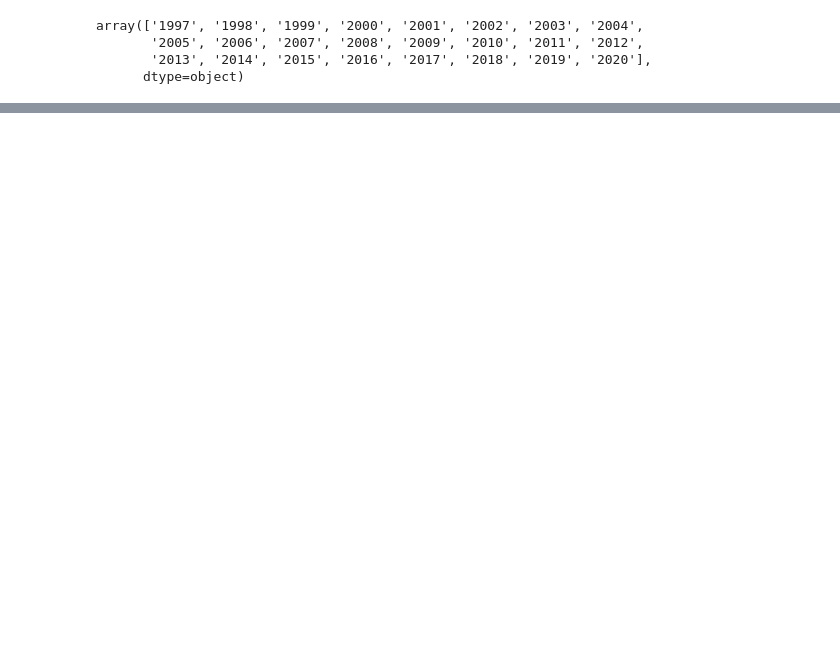
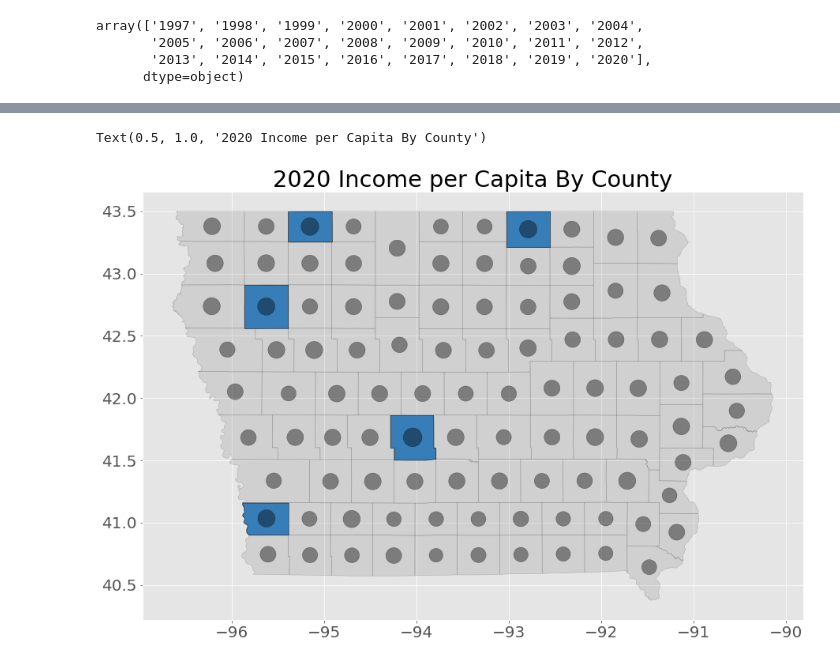
Before and after one commit to flyingcape/Iowa_Liquor_Sales, a Jupyter notebook: Visualizing_Other_County_Variables.ipynb, the cells around one changed output, grey strips where cells are left out. Cells and saved outputs as stored; diff of their text form; code cells hidden in the pictures; blank space fills up the shorter version.

```diff
--- a/Visualizing_Other_County_Variables.ipynb
+++ b/Visualizing_Other_County_Variables.ipynb
@@ -584,0 +435,24 @@ county.sort_values(by = ['County','Year'])
+# %%
+markersize = map_counties_pts['Income_perCapita_2020']/125
+
+fig,ax = plt.subplots(figsize = (15,15))
+
+# County Boundaries
+map_counties.to_crs(epsg=4326).plot(ax = ax, alpha=0.2, color="gray",edgecolor='black')
+
+map_counties[map_counties['County']=='DALLAS'].to_crs(epsg=4326).plot(
+    ax = ax, alpha=1, color="#377eb8",edgecolor='black')
+map_counties[map_counties['County']=='DICKINSON'].to_crs(epsg=4326).plot(
+    ax = ax, alpha=1, color="#377eb8",edgecolor='black')
+map_counties[map_counties['County']=='MITCHELL'].to_crs(epsg=4326).plot(
+    ax = ax, alpha=1, color="#377eb8",edgecolor='black')
+map_counties[map_counties['County']=='CHEROKEE'].to_crs(epsg=4326).plot(
+    ax = ax, alpha=1, color="#377eb8",edgecolor='black')
+map_counties[map_counties['County']=='MILLS'].to_crs(epsg=4326).plot(
+    ax = ax, alpha=1, color="#377eb8",edgecolor='black')
+
+map_counties_pts.plot(ax = ax, color="black",markersize=markersize, alpha=0.40)
+ax.set_title('2020 Income per Capita By County')
+# %% [output]
+Text(0.5, 1.0, '2020 Income per Capita By County')
+[figure, added]
```
Also changed, not shown: parts of 68 cells of this notebook, 3 other files.
